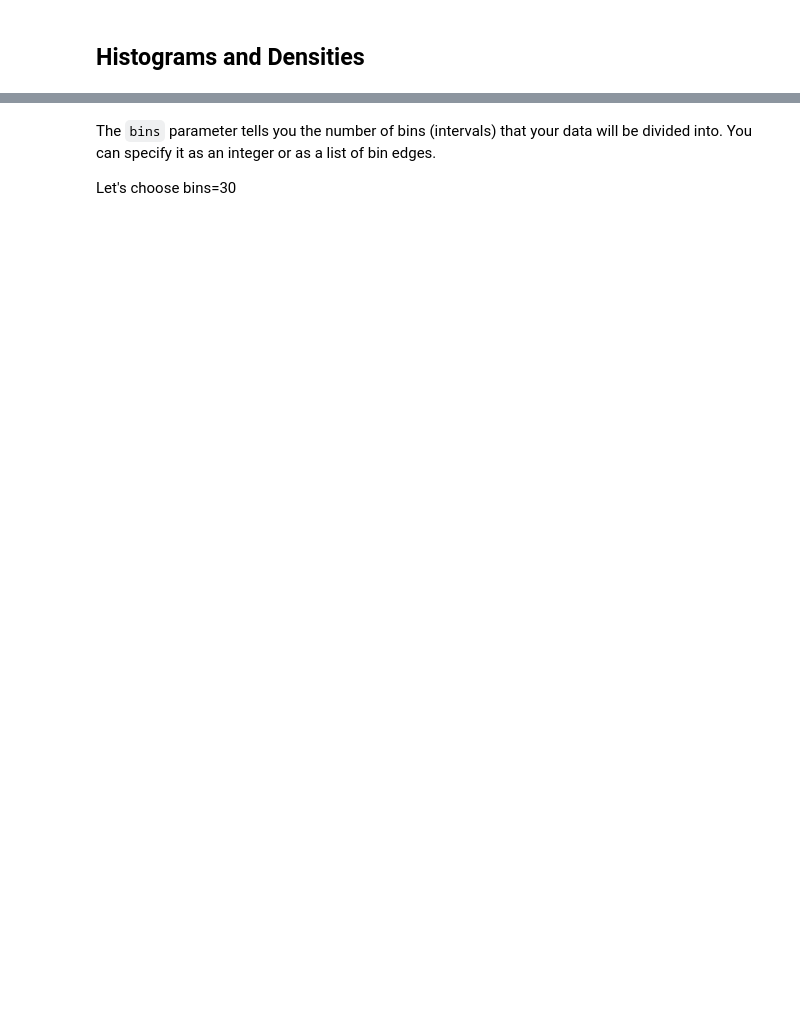
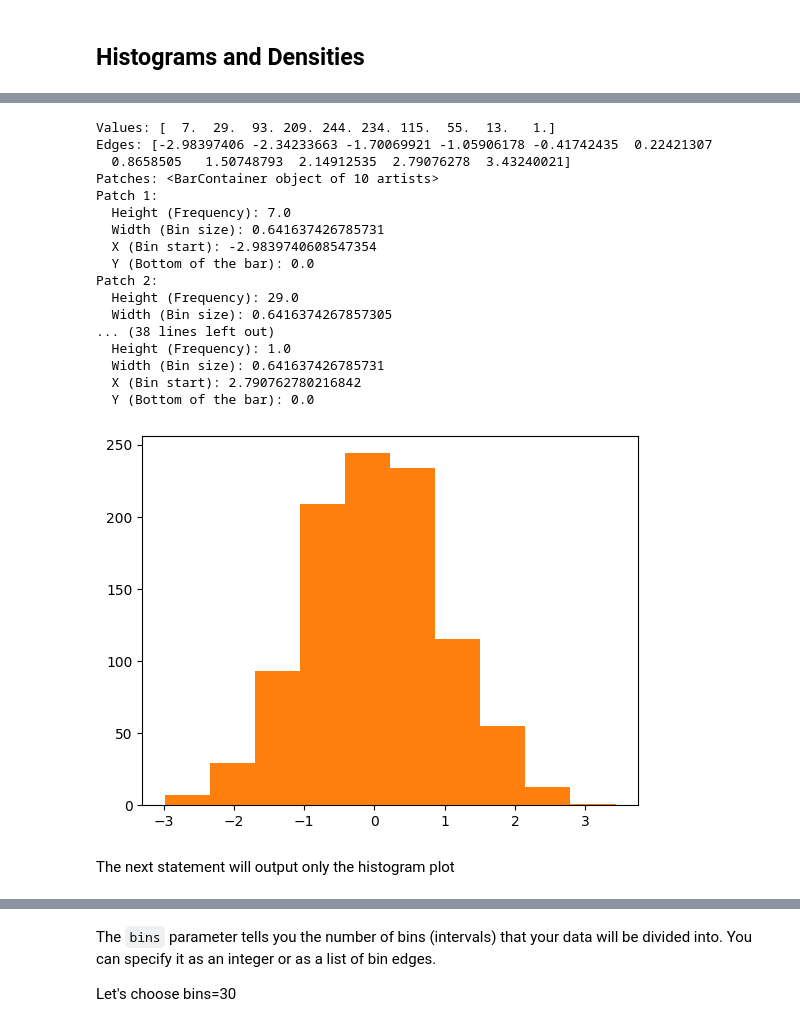
Before and after one commit to Goliath-Research/Introduction-to-Data-Science, a Jupyter notebook: 05-Introduction to Data Visualization/02-Introduction to Matplotlib.ipynb, the cells around one changed output, grey strips where cells are left out. Drawn from its saved outputs; the diff is of its cells as text; code cells hidden in the pictures; blank space fills up the shorter version.

```diff
--- a/05-Introduction to Data Visualization/02-Introduction to Matplotlib.ipynb
+++ b/05-Introduction to Data Visualization/02-Introduction to Matplotlib.ipynb
@@ -216,0 +275,35 @@ plt.hist(data);
+# %%
+data = np.random.randn(1000)
+# Histogram with the tuple output
+plt.hist(data)
+values, edges, patches = plt.hist(data)
+print(f"Values: {values}")
+print(f"Edges: {edges}")
+print(f"Patches: {patches}")
+for i, patch in enumerate(patches):
+    print(f"Patch {i+1}:")
+    print(f"  Height (Frequency): {patch.get_height()}")
+    print(f"  Width (Bin size): {patch.get_width()}")
+    print(f"  X (Bin start): {patch.get_x()}")
+    print(f"  Y (Bottom of the bar): {patch.get_y()}")
+# %% [output]
+Values: [  7.  29.  93. 209. 244. 234. 115.  55.  13.   1.]
+Edges: [-2.98397406 -2.34233663 -1.70069921 -1.05906178 -0.41742435  0.22421307
+  0.8658505   1.50748793  2.14912535  2.79076278  3.43240021]
+Patches: <BarContainer object of 10 artists>
+Patch 1:
+  Height (Frequency): 7.0
+  Width (Bin size): 0.641637426785731
+  X (Bin start): -2.9839740608547354
+  Y (Bottom of the bar): 0.0
+Patch 2:
+  Height (Frequency): 29.0
+  Width (Bin size): 0.6416374267857305
+... (38 lines left out)
+  Height (Frequency): 1.0
+  Width (Bin size): 0.641637426785731
+  X (Bin start): 2.790762780216842
+  Y (Bottom of the bar): 0.0
+[figure, added]
+# %% [markdown]
+The next statement will output only the histogram plot
```
Also changed, not shown: parts of 34 cells of this notebook.
